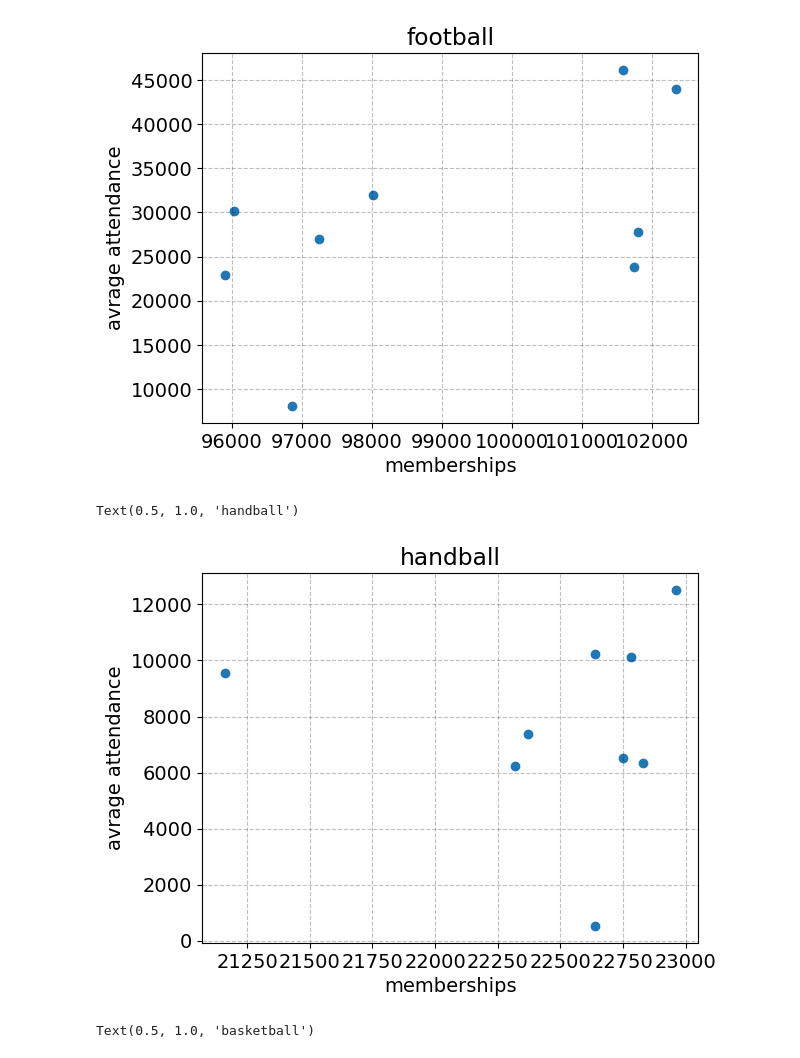
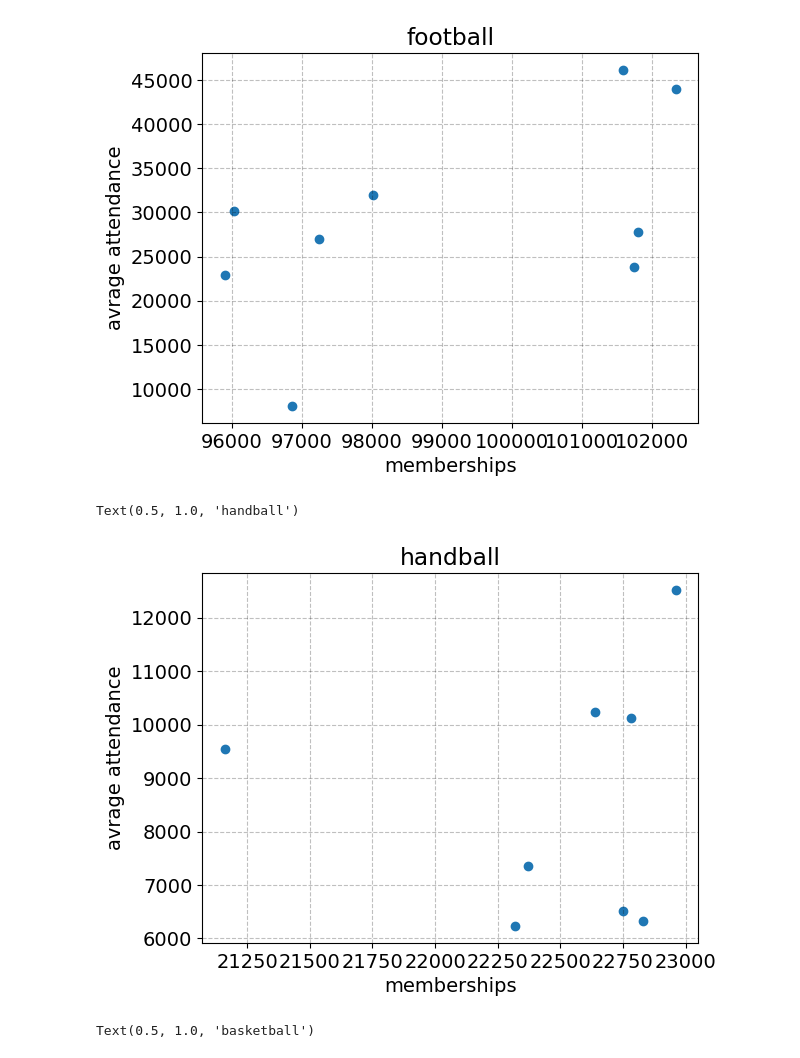
Before and after one commit to NumEconCopenhagen/projects-2024-Simon-C-og-Jens-H, a Jupyter notebook: dataproject/dataproject.ipynb, the cells around one changed output. Saved outputs shown, nothing was run; the diff lists cells and outputs as text; code cells hidden in the pictures.

```diff
--- a/dataproject/dataproject.ipynb
+++ b/dataproject/dataproject.ipynb
@@ -678,13 +678,15 @@ plt.title('football')
 Text(0.5, 1.0, 'football')
 [figure]
 # %%
+handball_data = handball_data[handball_data['year'] != '2020']
+handball_data
 plt.scatter(handball_data['sport_'],handball_data['handball_overall_attend'])
 plt.xlabel('memberships')
 plt.ylabel('avrage attendance')
 plt.title('handball')
 # %% [output]
 Text(0.5, 1.0, 'handball')
-[figure, old version]
+[figure, new version]
 # %%
 plt.scatter(basketball_data['sport_'],basketball_data['basketball_overall_attend'])
 plt.xlabel('memberships')
```
Also changed, not shown: parts of 1 cell of this notebook.
